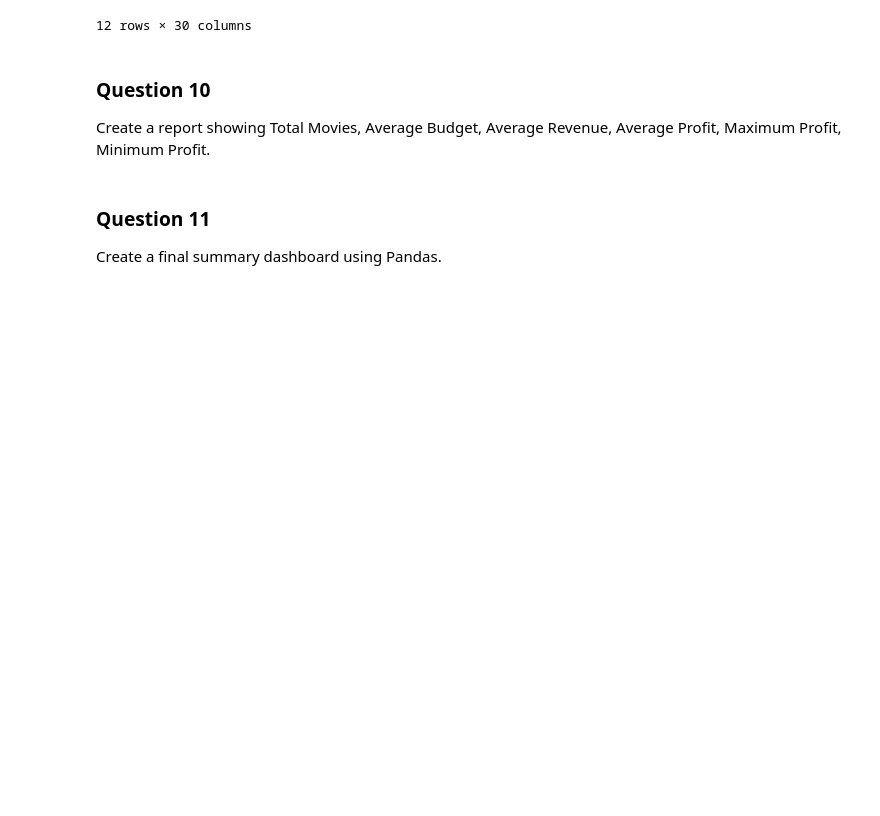
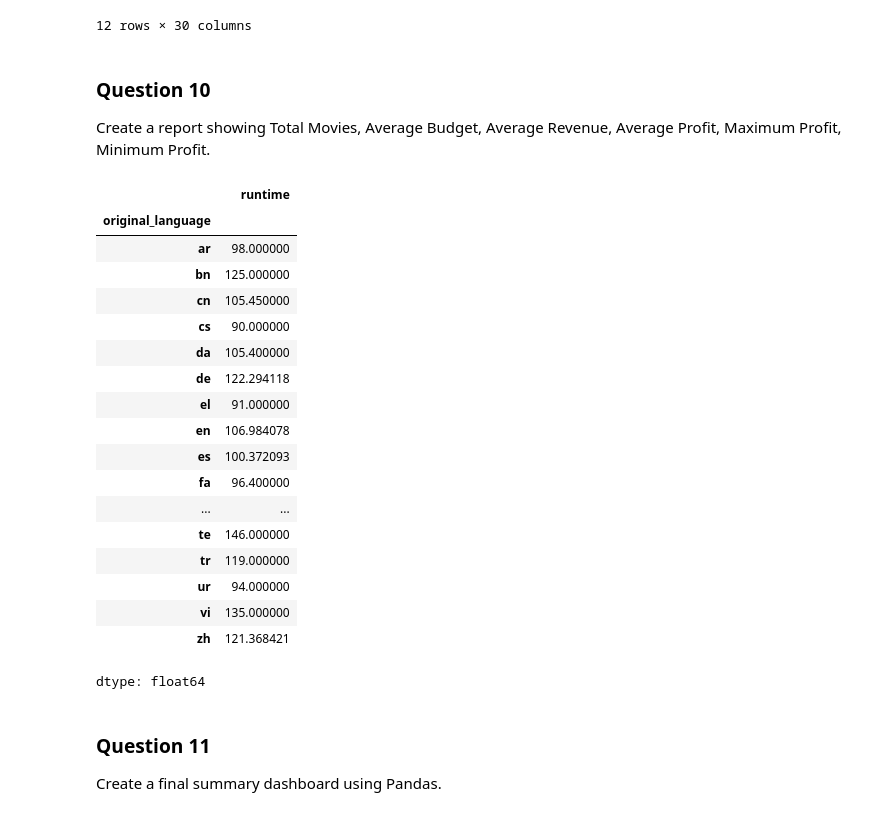
Before and after one commit to sanyam092006/ml_new, a Jupyter notebook: Copy_of_IMDb_Week_Long_Pandas_Assignment.ipynb, the cells around one changed output. Drawn from its saved outputs; the diff is of its cells as text; code cells hidden in the pictures; blank space fills up the shorter version.

```diff
--- a/Copy_of_IMDb_Week_Long_Pandas_Assignment.ipynb
+++ b/Copy_of_IMDb_Week_Long_Pandas_Assignment.ipynb
@@ -1024,6 +1024,28 @@ df[df['revenue']>1000000000]
 Create a report showing Total Movies, Average Budget, Average Revenue, Average Profit, Maximum Profit, Minimum Profit.
 # %%
 # Write your solution here
+df1 = df.groupby('original_language')['runtime'].mean()
+df1
+# %% [output]
+|  | runtime |
+| original_language |  |
+| ar | 98.000000 |
+| bn | 125.000000 |
+| cn | 105.450000 |
+| cs | 90.000000 |
+| da | 105.400000 |
+| de | 122.294118 |
+| el | 91.000000 |
+| en | 106.984078 |
+| es | 100.372093 |
+| fa | 96.400000 |
+| ... | ... |
+| te | 146.000000 |
+| tr | 119.000000 |
+| ur | 94.000000 |
+| vi | 135.000000 |
+| zh | 121.368421 |
+dtype: float64
 # %% [markdown]
 ### Question 11
 Create a final summary dashboard using Pandas.
```
Also changed, not shown: parts of 1 cell of this notebook.
